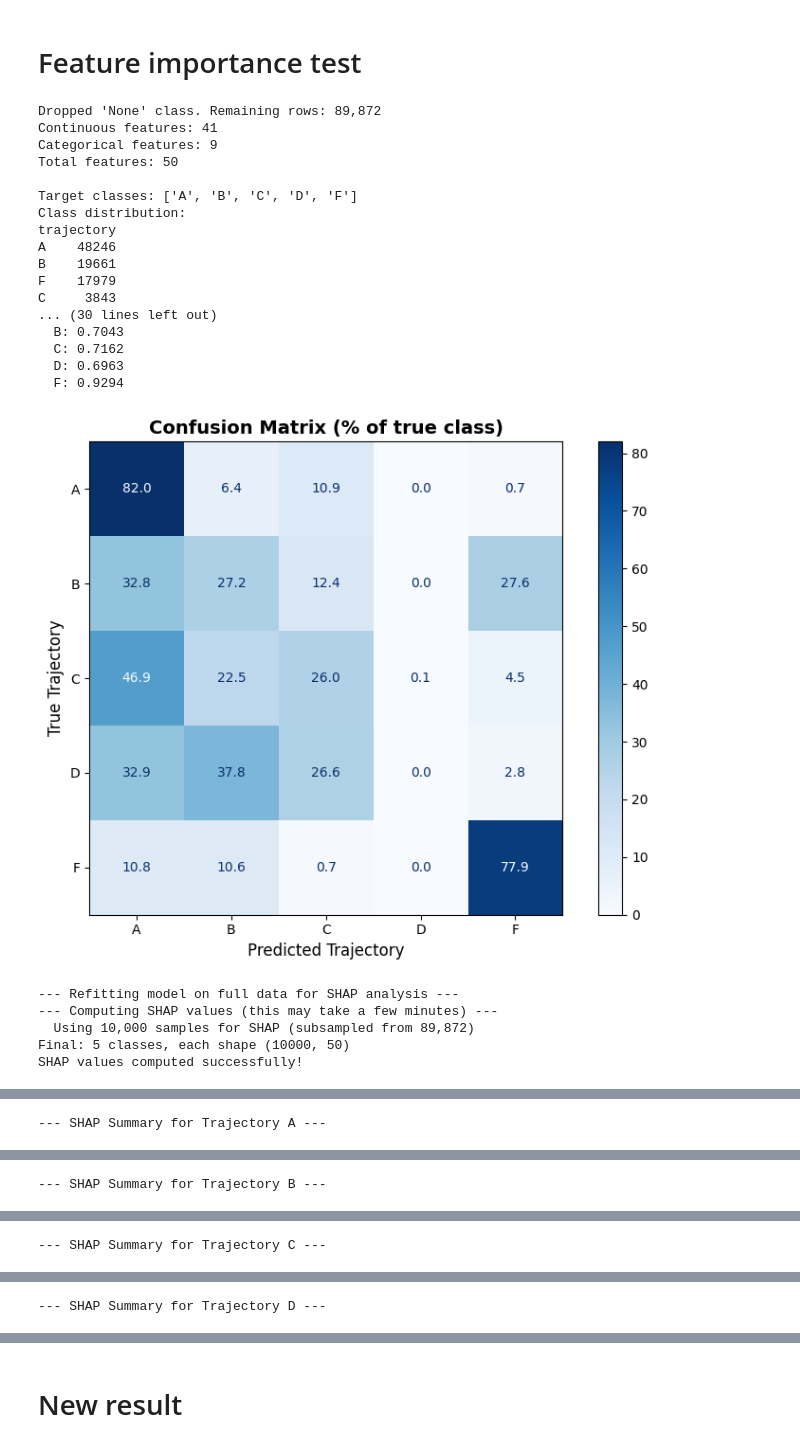
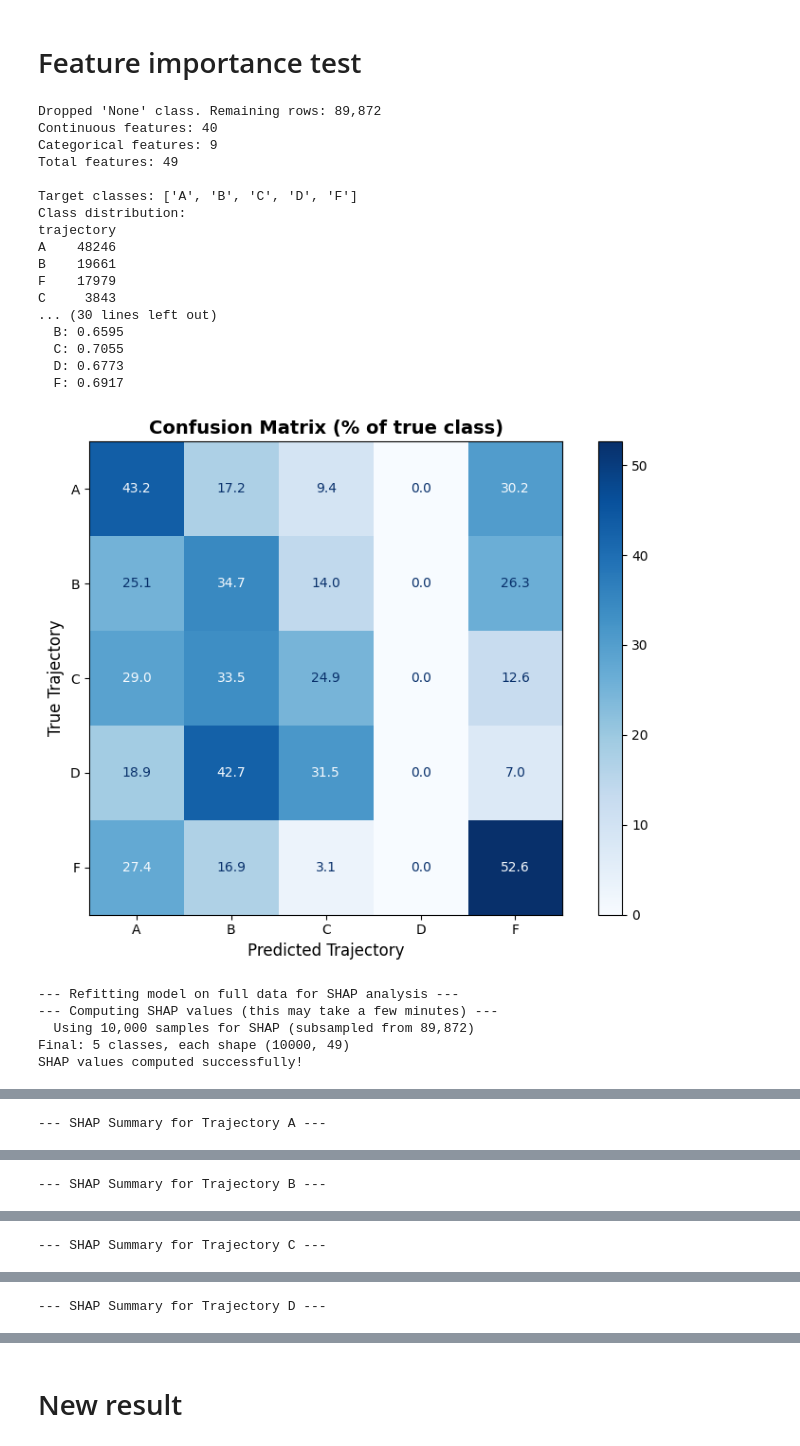
Before and after one commit to Hudl1e/UKB_analysis, a Jupyter notebook: data_preview.ipynb, the cells around one changed output, grey strips where cells are left out. Drawn from its saved outputs; the diff is of its cells as text; code cells hidden in the pictures.

```diff
--- a/data_preview.ipynb
+++ b/data_preview.ipynb
@@ -268,7 +268,7 @@ continuous_features = [
     "age", "TDI",
     "SBP", "DBP", "HbA1c",
     "TyG", "TyGBMI", "TyGWC", "TyGWHtR", "TG_HDL_ratio", "TyGWHR",
-    "sleep", "Survival_time", "hip",
+    "sleep", "hip",
 ]
 
 # Categorical risk factors (will be label-encoded)
@@ -542,14 +542,15 @@ all_top_features = sorted(all_top_features)
 heatmap_data = pd.DataFrame(
     {name: ranking_dict[name].reindex(all_top_features) for name in class_names}
 )
-# Normalize per feature for better color contrast
-heatmap_norm = heatmap_data.div(heatmap_data.max(axis=1), axis=0)
+# Use a shared color scale so darker cells reflect larger absolute importance values
+heatmap_max = np.nanmax(heatmap_data.to_numpy())
 
 fig, ax = plt.subplots(figsize=(10, max(8, len(all_top_features) * 0.4)))
 sns.heatmap(
-    heatmap_norm, annot=heatmap_data.round(4), fmt=".6f",
+    heatmap_data, annot=heatmap_data.round(4), fmt=".6f",
+    vmin=0, vmax=heatmap_max,
     cmap="YlOrRd", linewidths=0.5, ax=ax,
-    cbar_kws={"label": "Normalized importance"}
+    cbar_kws={"label": "Mean |SHAP| importance"}
 )
 ax.set_title("Feature Importance Heatmap by Trajectory", fontsize=14, fontweight="bold")
 ax.set_xlabel("Trajectory Class", fontsize=12)
@@ -566,42 +567,42 @@ for feat in top3:
         fig, ax = plt.subplots(figsize=(7, 5))
         shap.dependence_plot(
             feat_idx, shap_values[i], X_shap,
             feature_names=all_features,
             ax=ax, show=False,
         )
         ax.set_title(f"SHAP Dependence: {feat} → Trajectory {name}", fontsize=12)
         plt.tight_layout()
         plt.savefig(f"shap_dep_{feat}_traj_{name}.png", dpi=150, bbox_inches="tight")
         plt.show()
 
 print("\n✅ Pipeline complete! All figures saved.")
 print("Key outputs:")
 print("  - confusion_matrix.png")
 print("  - shap_global_importance.png")
 print("  - shap_summary_trajectory_<X>.png  (per class)")
 print("  - shap_heatmap_by_trajectory.png")
 print("  - shap_dep_<feature>_traj_<class>.png  (top 3 features × classes)")
 # %% [output]
 Dropped 'None' class. Remaining rows: 89,872
-Continuous features: 41
+Continuous features: 40
 Categorical features: 9
-Total features: 50
+Total features: 49
 
 Target classes: ['A', 'B', 'C', 'D', 'F']
 Class distribution:
 trajectory
 A    48246
 B    19661
 F    17979
 C     3843
 ... (30 lines left out)
-  B: 0.7043
-  C: 0.7162
-  D: 0.6963
-  F: 0.9294
+  B: 0.6595
+  C: 0.7055
+  D: 0.6773
+  F: 0.6917
-[figure, old version]
+[figure, new version]
 --- Refitting model on full data for SHAP analysis ---
 --- Computing SHAP values (this may take a few minutes) ---
   Using 10,000 samples for SHAP (subsampled from 89,872)
-Final: 5 classes, each shape (10000, 50)
+Final: 5 classes, each shape (10000, 49)
 SHAP values computed successfully!
```
Also changed, not shown: parts of 15 cells of this notebook.
